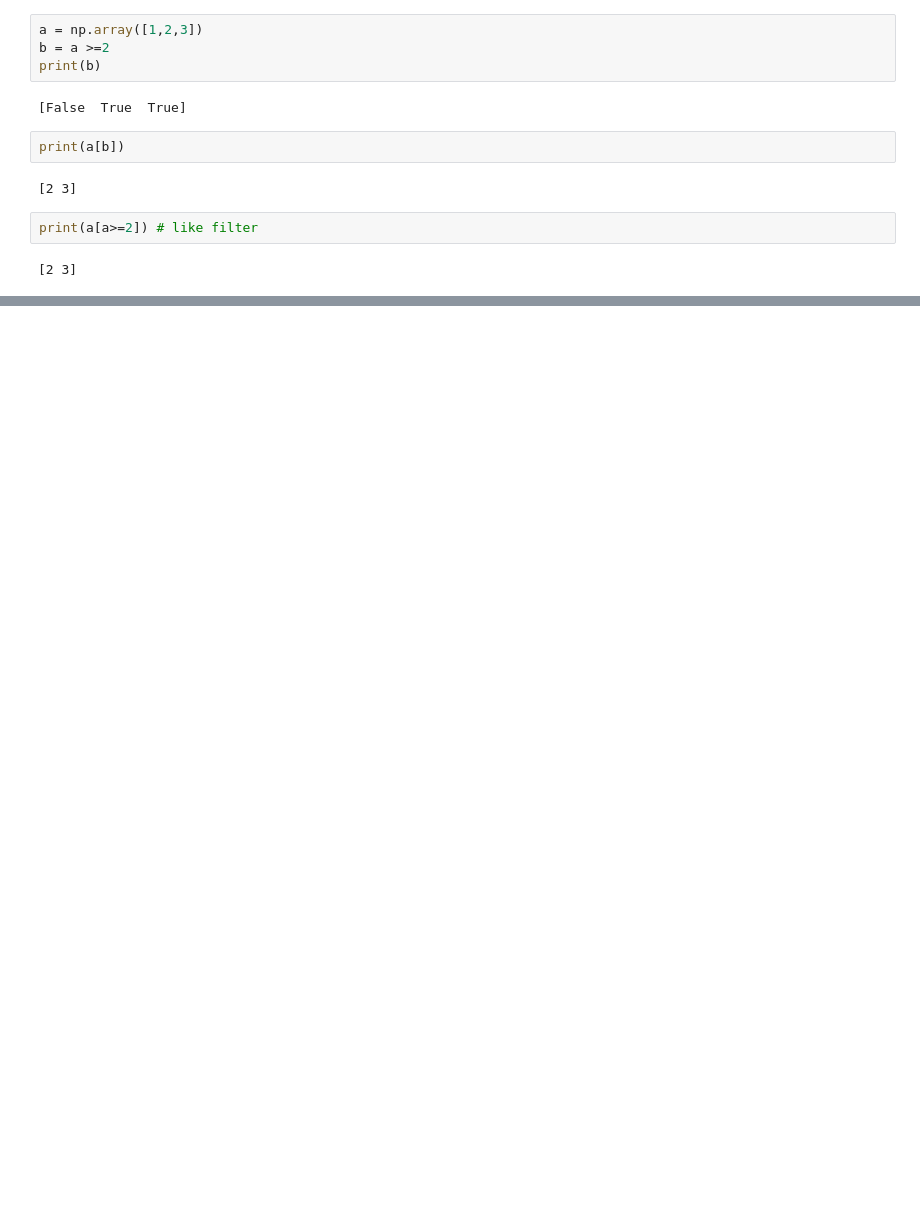
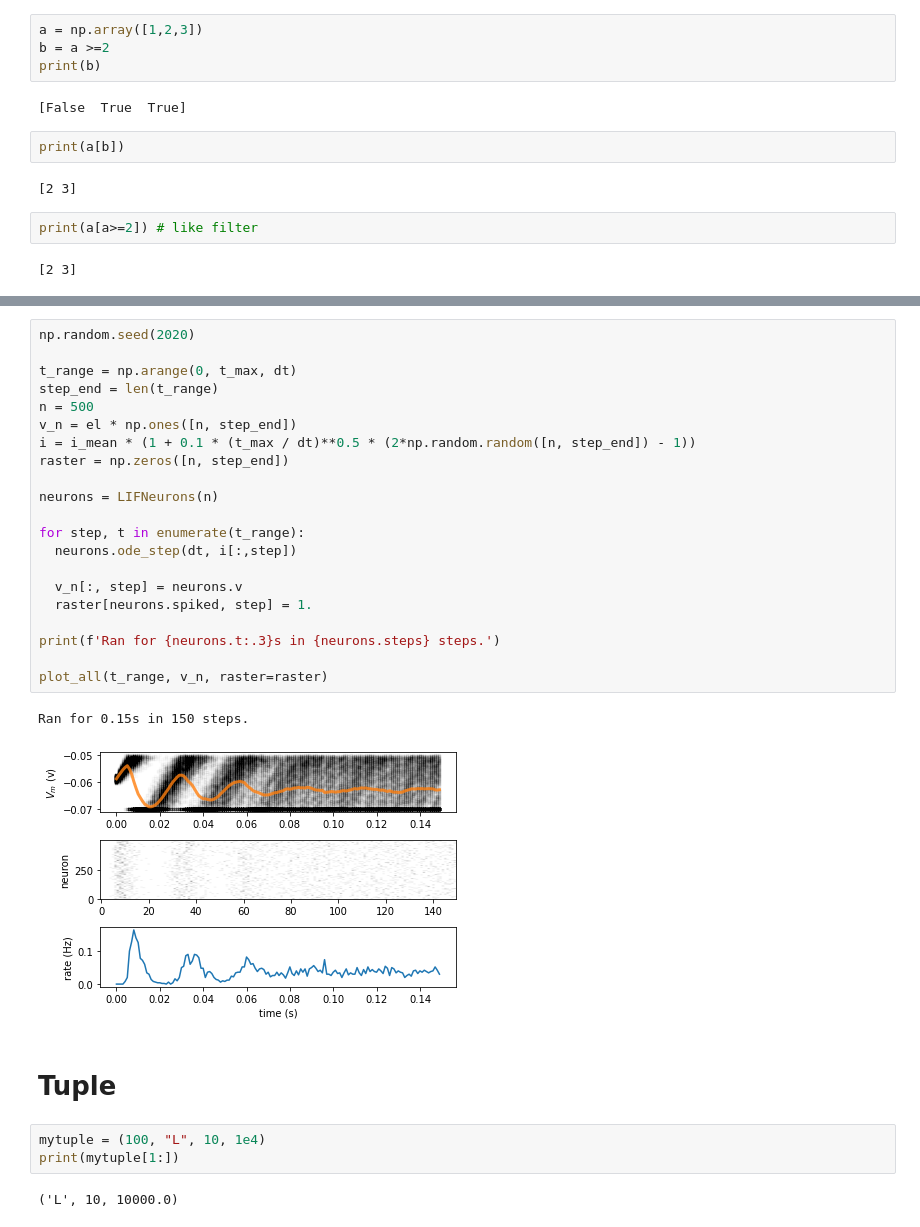
Before and after one commit to withjungjh/My-Neuromatch-Academy, a Jupyter notebook: 02_정진환_LIFtutorial2.ipynb, the cells around one changed output, grey strips where cells are left out. Saved outputs shown, nothing was run; the diff lists cells and outputs as text; blank space fills up the shorter version.

```diff
--- a/02_정진환_LIFtutorial2.ipynb
+++ b/02_정진환_LIFtutorial2.ipynb
@@ -254,0 +718,31 @@ ndarray에서 "+" 연산은 함께 다른 argument의 모든 element에 적용
+# %%
+np.random.seed(2020)
+
+t_range = np.arange(0, t_max, dt)
+step_end = len(t_range)
+n = 500
+v_n = el * np.ones([n, step_end])
+i = i_mean * (1 + 0.1 * (t_max / dt)**0.5 * (2*np.random.random([n, step_end]) - 1))
+raster = np.zeros([n, step_end])
+
+neurons = LIFNeurons(n)
+
+for step, t in enumerate(t_range):
+  neurons.ode_step(dt, i[:,step])
+
+  v_n[:, step] = neurons.v
+  raster[neurons.spiked, step] = 1.
+
+print(f'Ran for {neurons.t:.3}s in {neurons.steps} steps.')
+
+plot_all(t_range, v_n, raster=raster)
+# %% [output]
+Ran for 0.15s in 150 steps.
+[figure, added]
+# %% [markdown]
+# Tuple
+# %%
+mytuple = (100, "L", 10, 1e4)
+print(mytuple[1:])
+# %% [output]
+('L', 10, 10000.0)
```
Also changed, not shown: parts of 39 cells of this notebook.
